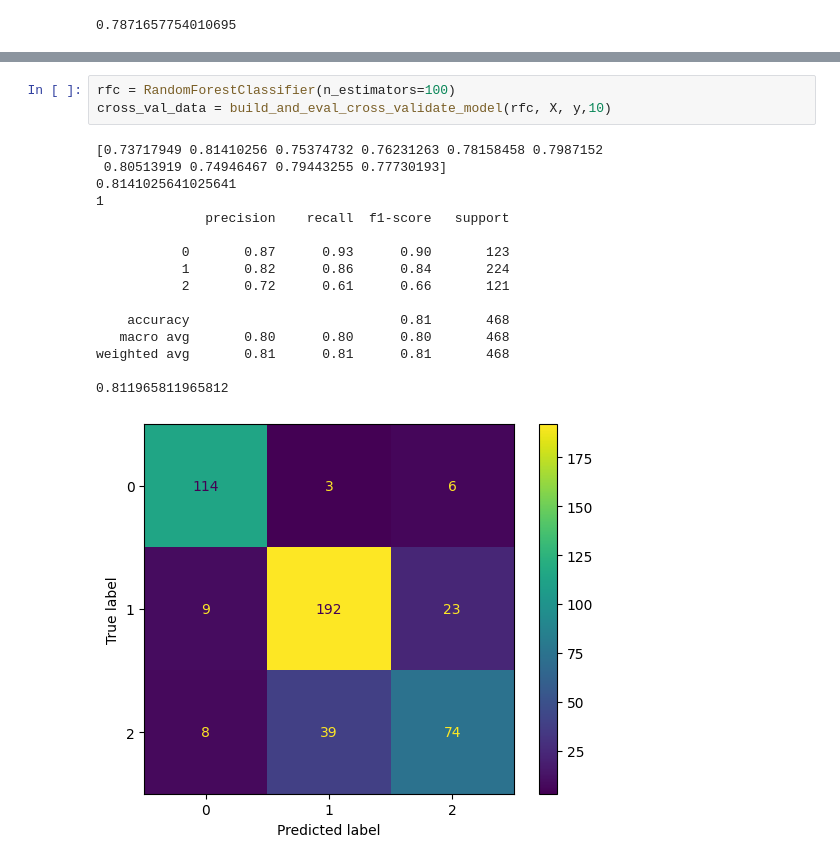
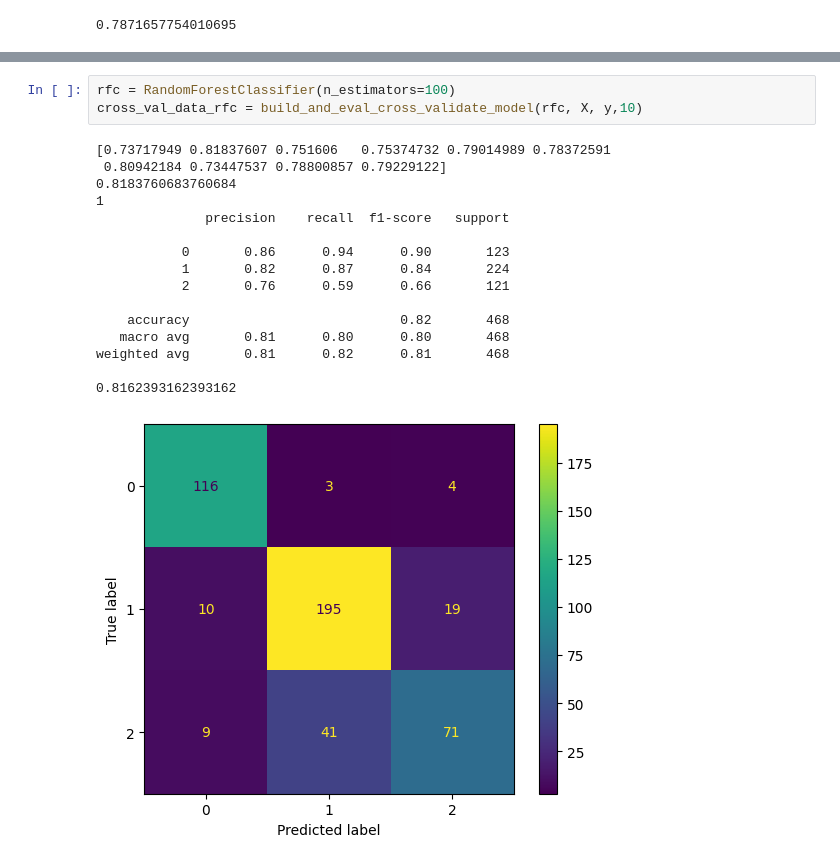
Before and after one commit to conor7276/chest-xray-research, a Jupyter notebook: models/TestModel.ipynb, the cells around one changed output, grey strips where cells are left out. Cells and saved outputs as stored; diff of their text form.

```diff
--- a/models/TestModel.ipynb
+++ b/models/TestModel.ipynb
@@ -626,21 +629,21 @@ weighted avg       0.77      0.78      0.78       467
 [figure]
 # %%
 rfc = RandomForestClassifier(n_estimators=100)
-cross_val_data = build_and_eval_cross_validate_model(rfc, X, y,10)
+cross_val_data_rfc = build_and_eval_cross_validate_model(rfc, X, y,10)
 # %% [output]
-[0.73717949 0.81410256 0.75374732 0.76231263 0.78158458 0.7987152
- 0.80513919 0.74946467 0.79443255 0.77730193]
-0.8141025641025641
+[0.73717949 0.81837607 0.751606   0.75374732 0.79014989 0.78372591
+ 0.80942184 0.73447537 0.78800857 0.79229122]
+0.8183760683760684
 1
               precision    recall  f1-score   support
 
-           0       0.87      0.93      0.90       123
-           1       0.82      0.86      0.84       224
-           2       0.72      0.61      0.66       121
+           0       0.86      0.94      0.90       123
+           1       0.82      0.87      0.84       224
+           2       0.76      0.59      0.66       121
 
-    accuracy                           0.81       468
-   macro avg       0.80      0.80      0.80       468
-weighted avg       0.81      0.81      0.81       468
+    accuracy                           0.82       468
+   macro avg       0.81      0.80      0.80       468
+weighted avg       0.81      0.82      0.81       468
 
-0.811965811965812
+0.8162393162393162
-[figure, old version]
+[figure, new version]
```
Also changed, not shown: parts of 4 cells of this notebook, 4 other files.
